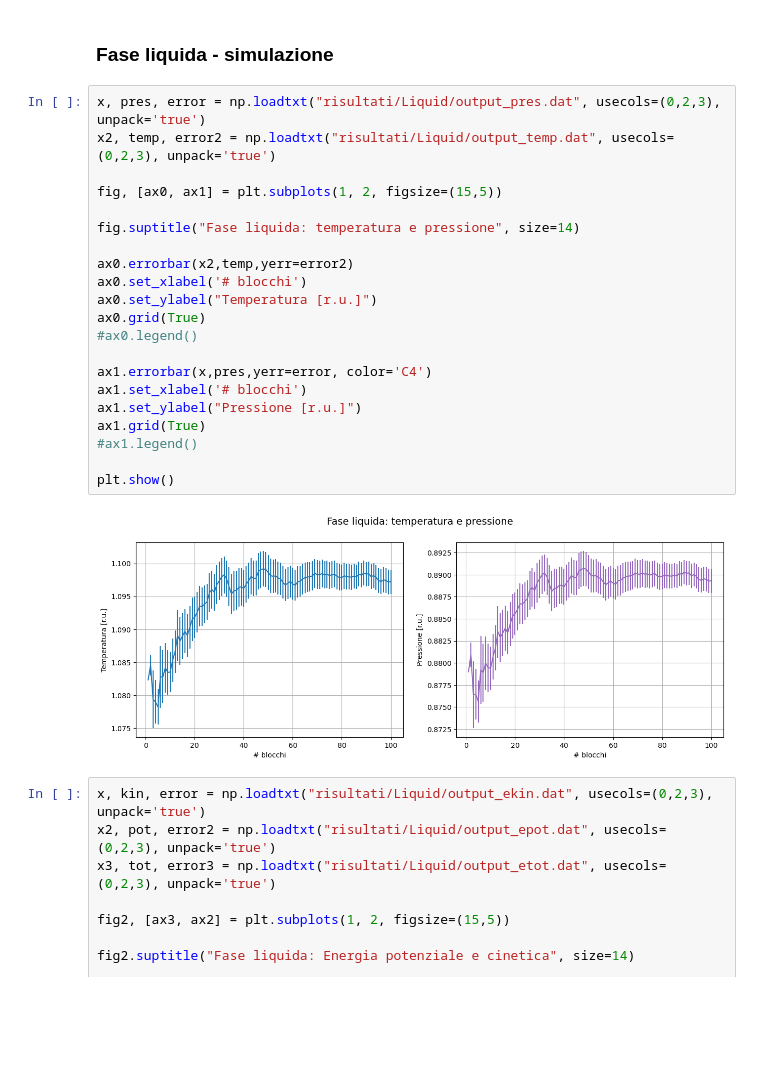
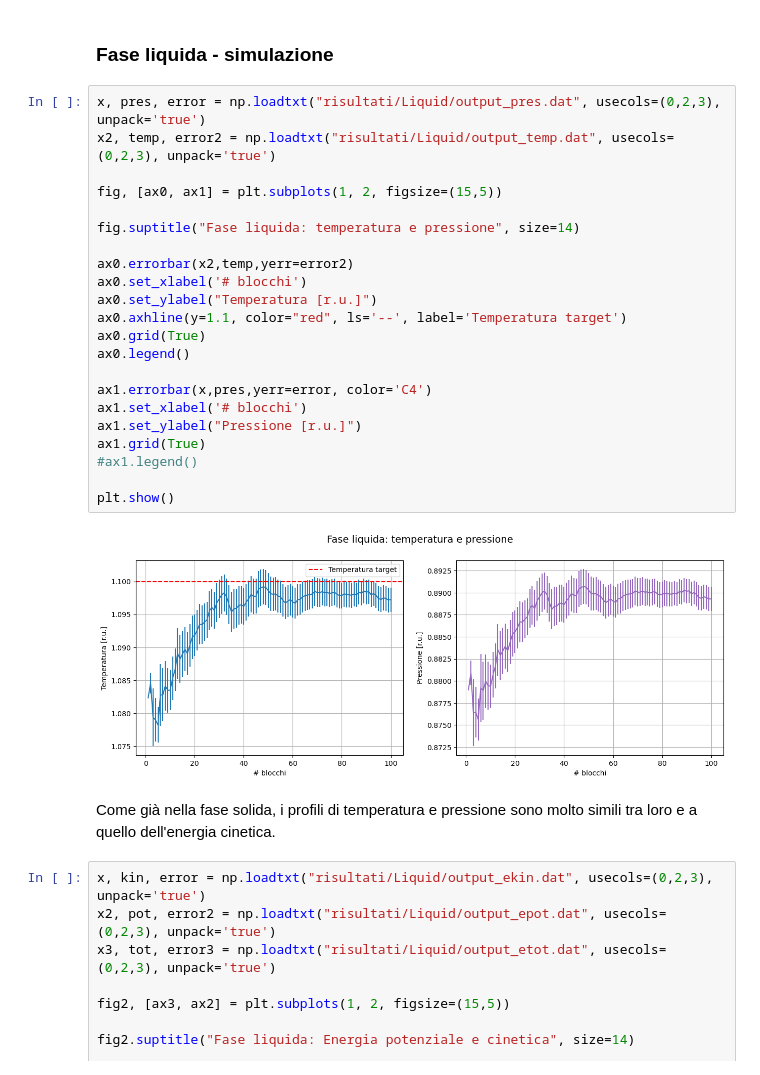
Before and after one commit to paolo-magnani/Esercizi_LSN, a Jupyter notebook: Es04/Paolo_Magnani_Esercitazione_4.ipynb, the cells around one changed output. Cells and saved outputs as stored; diff of their text form; blank space fills up the shorter version.

```diff
--- a/Es04/Paolo_Magnani_Esercitazione_4.ipynb
+++ b/Es04/Paolo_Magnani_Esercitazione_4.ipynb
@@ -123,26 +126,29 @@ plt.show()
 # %%
 x, pres, error = np.loadtxt("risultati/Liquid/output_pres.dat", usecols=(0,2,3), unpack='true')
 x2, temp, error2 = np.loadtxt("risultati/Liquid/output_temp.dat", usecols=(0,2,3), unpack='true')
 
 fig, [ax0, ax1] = plt.subplots(1, 2, figsize=(15,5))
 
 fig.suptitle("Fase liquida: temperatura e pressione", size=14)
 
 ax0.errorbar(x2,temp,yerr=error2)
 ax0.set_xlabel('# blocchi')
 ax0.set_ylabel("Temperatura [r.u.]")
+ax0.axhline(y=1.1, color="red", ls='--', label='Temperatura target')
 ax0.grid(True)
-#ax0.legend()
+ax0.legend()
 
 ax1.errorbar(x,pres,yerr=error, color='C4')
 ax1.set_xlabel('# blocchi')
 ax1.set_ylabel("Pressione [r.u.]")
 ax1.grid(True)
 #ax1.legend()
 
 plt.show()
 # %% [output]
-[figure, old version]
+[figure, new version]
+# %% [markdown]
+Come già nella fase solida, i profili di temperatura e pressione sono molto simili tra loro e a quello dell'energia cinetica.
 # %%
 x, kin, error = np.loadtxt("risultati/Liquid/output_ekin.dat", usecols=(0,2,3), unpack='true')
 x2, pot, error2 = np.loadtxt("risultati/Liquid/output_epot.dat", usecols=(0,2,3), unpack='true')
```
Also changed, not shown: parts of 7 cells of this notebook, 14 other files.
